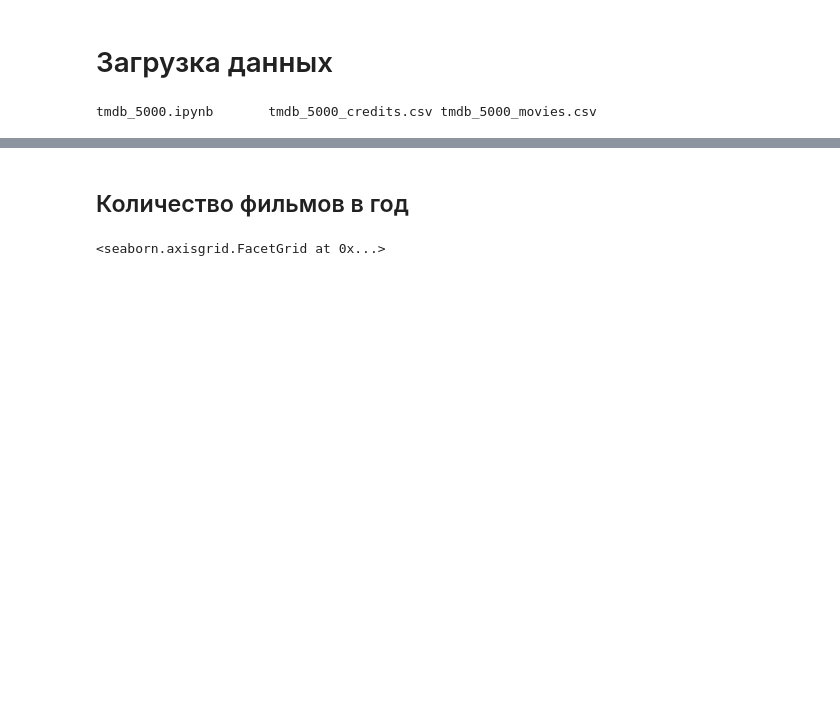
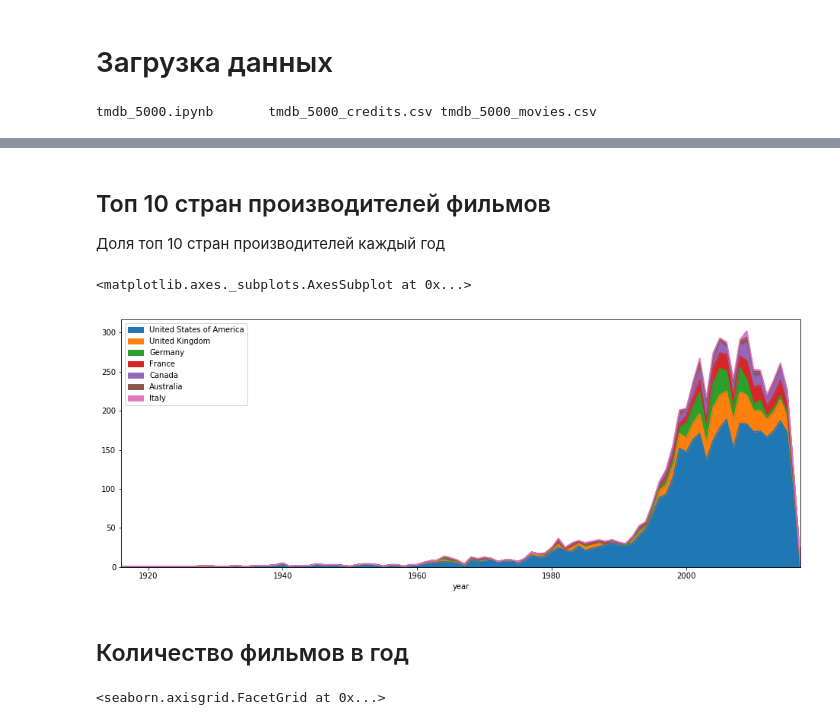
Before and after one commit to 0xBADC0FFEE/netology-practice, a Jupyter notebook: 1.2 Мастер-класс визуализации данных на Python/tmdb_5000.ipynb, the cells around one changed output, grey strips where cells are left out. Saved outputs shown, nothing was run; the diff lists cells and outputs as text; code cells hidden in the pictures; blank space fills up the shorter version.

Commit message:
Добавлен график доли стран производителей

```diff
--- a/1.2 Мастер-класс визуализации данных на Python/tmdb_5000.ipynb
+++ b/1.2 Мастер-класс визуализации данных на Python/tmdb_5000.ipynb
@@ -59,3 +59,6 @@ movies.head()
 | 2 | 245000000 | [{"id": 28, "name": "Action"}, {"... | http://www.sonypictures.com/movie... | 206647 | [{"id": 470, "name": "spy"}, {"id... | en | Spectre | A cryptic message from Bond’s pas... | ... |
 | 3 | 250000000 | [{"id": 28, "name": "Action"}, {"... | http://www.thedarkknightrises.com/ | 49026 | [{"id": 849, "name": "dc comics"}... | en | The Dark Knight Rises | Following the death of District A... | ... |
 | 4 | 260000000 | [{"id": 28, "name": "Action"}, {"... | http://movies.disney.com/john-carter | 49529 | [{"id": 818, "name": "based on no... | en | John Carter | John Carter is a war-weary, forme... | ... |
+# %% [markdown]
+## Топ 10 стран производителей фильмов
+Доля топ 10 стран производителей каждый год
@@ -62,3 +67,16 @@ movies.head()
+# %%
+def extract_countries(i):
+    l = json.loads(i['production_countries'])
+    for c in l:
+        i[c['name']] = 1
+    return i
+
+countries_years = movies[['year', 'production_countries']].apply(func=extract_countries, axis=1).fillna(0).groupby('year').sum()
+# %%
+countries_years[countries_years.sum(axis=0).nlargest(7).index].plot(kind='area', stacked=True)
+# %% [output]
+<matplotlib.axes._subplots.AxesSubplot at 0x...>
+[figure, added]
 # %% [markdown]
 ## Количество фильмов в год
 # %%
```
Also changed, not shown: parts of 1 cell of this notebook.
